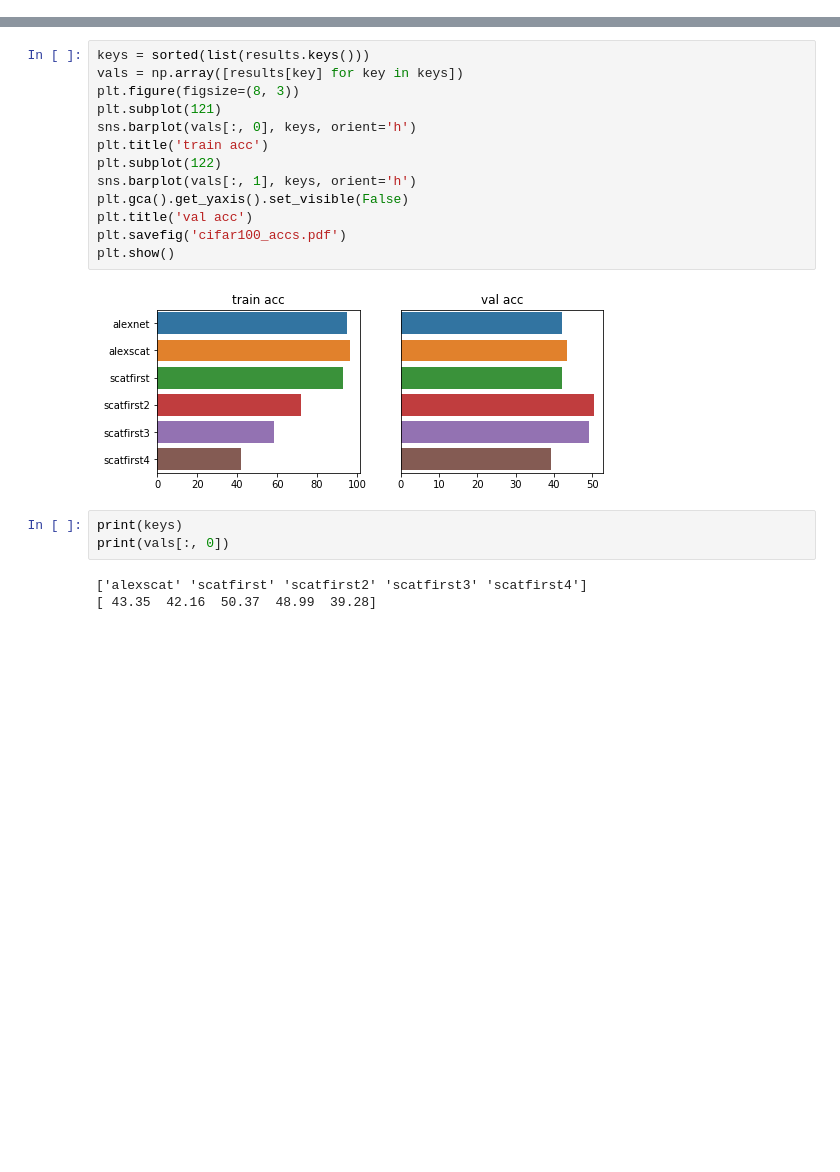
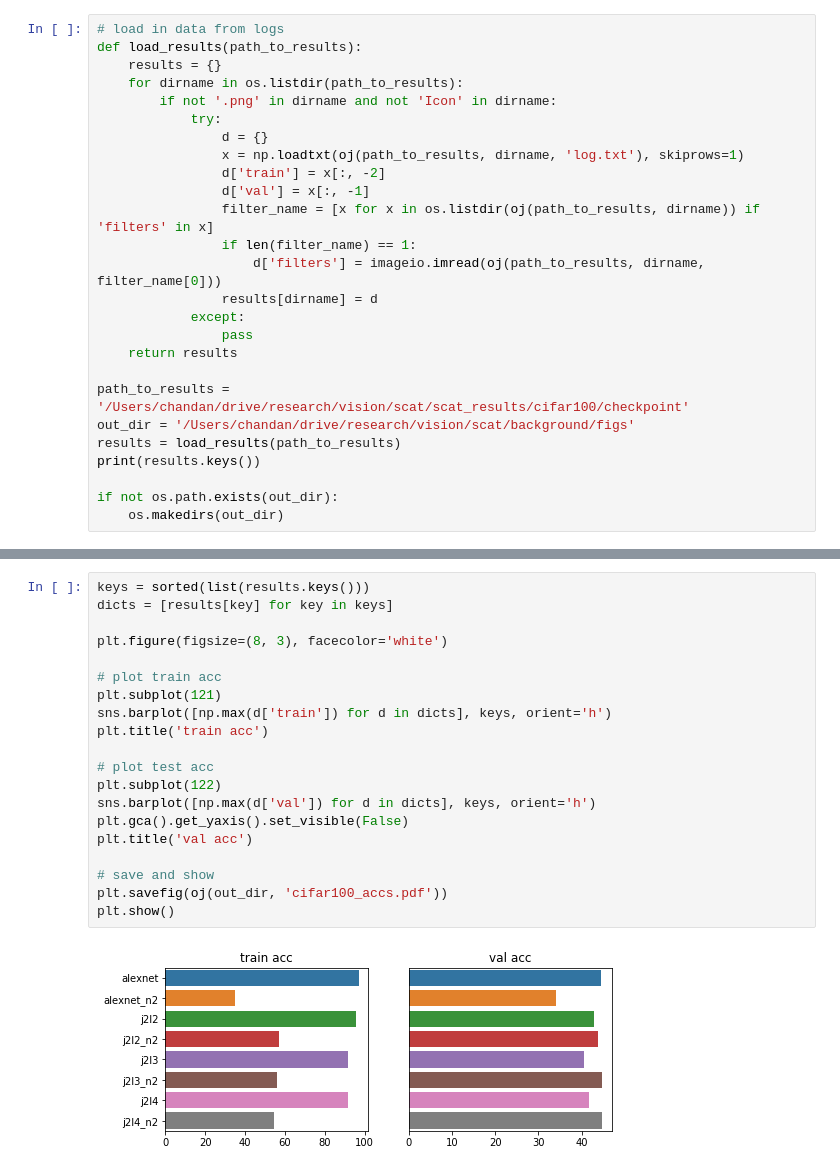
Before and after one commit to csinva/scattering-transform-experiments, a Jupyter notebook: visualize/summarize_logs.ipynb, the cells around one changed output, grey strips where cells are left out. Drawn from its saved outputs; the diff is of its cells as text; blank space fills up the shorter version.

```diff
--- a/visualize/summarize_logs.ipynb
+++ b/visualize/summarize_logs.ipynb
@@ -37,0 +14,26 @@ scatfirst4
+# %%
+# load in data from logs
+def load_results(path_to_results):
+    results = {}
+    for dirname in os.listdir(path_to_results):
+        if not '.png' in dirname and not 'Icon' in dirname:
+            try:
+                d = {}
+                x = np.loadtxt(oj(path_to_results, dirname, 'log.txt'), skiprows=1)
+                d['train'] = x[:, -2]
+                d['val'] = x[:, -1]
+                filter_name = [x for x in os.listdir(oj(path_to_results, dirname)) if 'filters' in x]
+                if len(filter_name) == 1:
+                    d['filters'] = imageio.imread(oj(path_to_results, dirname, filter_name[0]))
+                results[dirname] = d
+            except:
+                pass
+    return results
+
+path_to_results = '/Users/chandan/drive/research/vision/scat/scat_results/cifar100/checkpoint'
+out_dir = '/Users/chandan/drive/research/vision/scat/background/figs'
+results = load_results(path_to_results)
+print(results.keys())
+
+if not os.path.exists(out_dir):
+    os.makedirs(out_dir)
@@ -38,21 +44,22 @@ scatfirst4
 # %%
 keys = sorted(list(results.keys()))
-vals = np.array([results[key] for key in keys])
-plt.figure(figsize=(8, 3))
+dicts = [results[key] for key in keys]
+
+plt.figure(figsize=(8, 3), facecolor='white')
+
+# plot train acc
 plt.subplot(121)
-sns.barplot(vals[:, 0], keys, orient='h')
+sns.barplot([np.max(d['train']) for d in dicts], keys, orient='h')
 plt.title('train acc')
+
+# plot test acc
 plt.subplot(122)
-sns.barplot(vals[:, 1], keys, orient='h')
+sns.barplot([np.max(d['val']) for d in dicts], keys, orient='h')
 plt.gca().get_yaxis().set_visible(False)
 plt.title('val acc')
-plt.savefig('cifar100_accs.pdf')
+
+# save and show
+plt.savefig(oj(out_dir, 'cifar100_accs.pdf'))
 plt.show()
 # %% [output]
-[figure, old version]
+[figure, new version]
-# %%
-print(keys)
-print(vals[:, 0])
-# %% [output]
-['alexscat' 'scatfirst' 'scatfirst2' 'scatfirst3' 'scatfirst4']
-[ 43.35  42.16  50.37  48.99  39.28]
```
Also changed, not shown: parts of 7 cells of this notebook, 1 other file.
